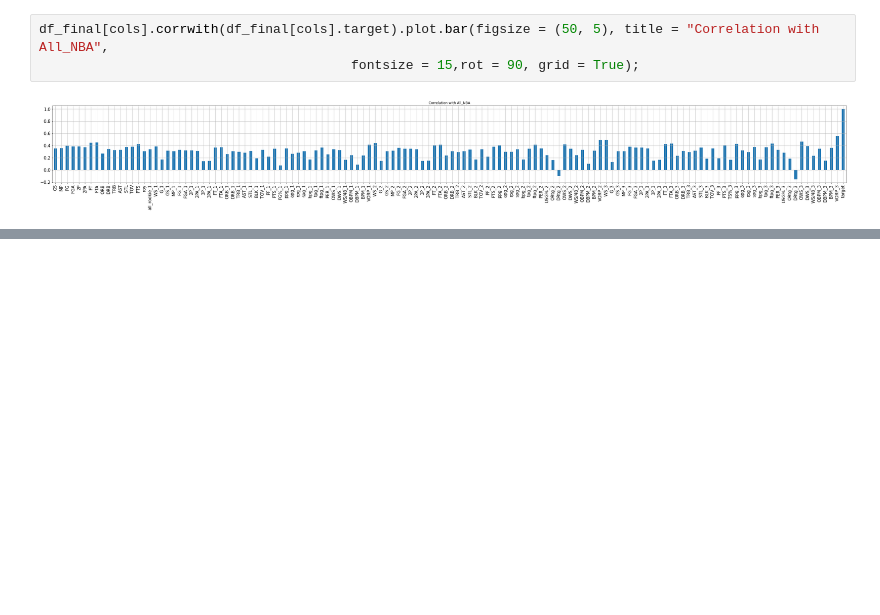
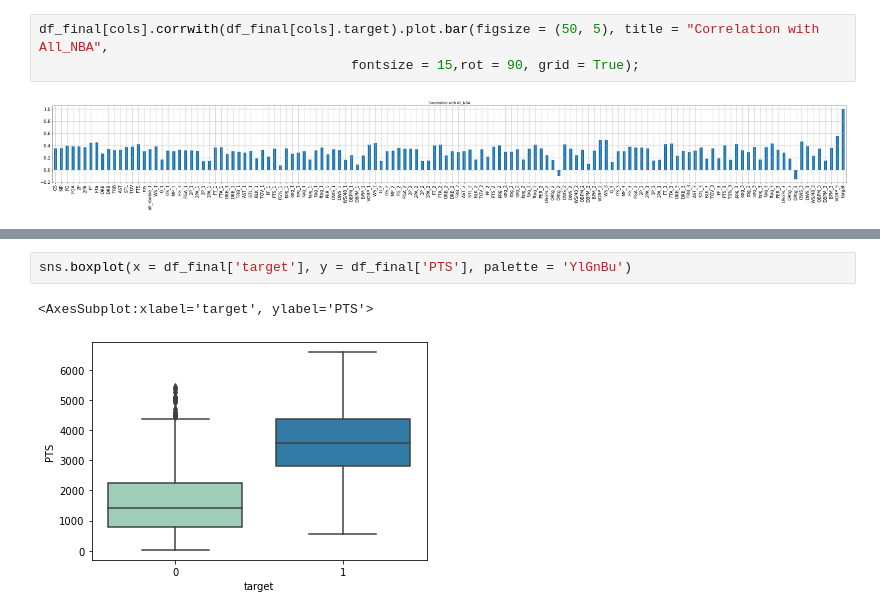
Before and after one commit to rylewww/Modeling-The-NBA-Leap, a Jupyter notebook: EDA.ipynb, the cells around one changed output, grey strips where cells are left out. Saved outputs shown, nothing was run; the diff lists cells and outputs as text; blank space fills up the shorter version.

```diff
--- a/EDA.ipynb
+++ b/EDA.ipynb
@@ -82,0 +86,5 @@ fig.show()
+# %%
+sns.boxplot(x = df_final['target'], y = df_final['PTS'], palette = 'YlGnBu')
+# %% [output]
+<AxesSubplot:xlabel='target', ylabel='PTS'>
+[figure, added]
```
Also changed, not shown: parts of 5 cells of this notebook, 1 other file.
